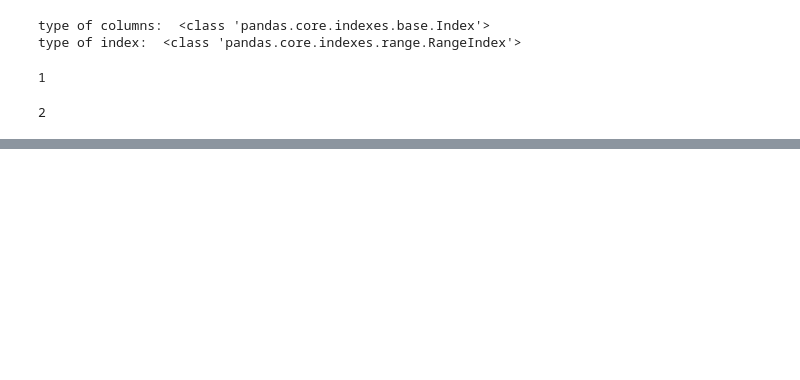
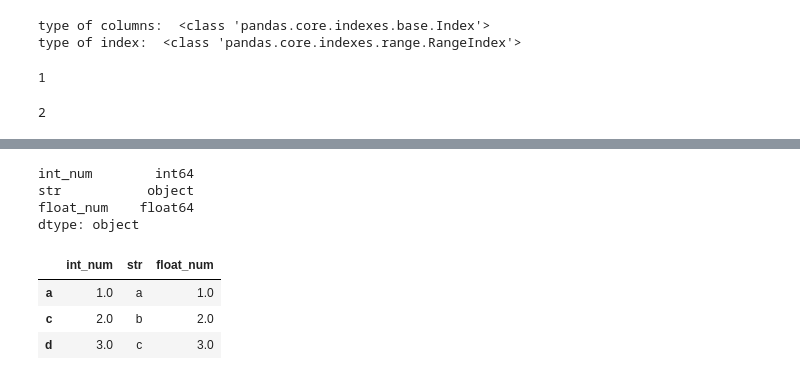
Before and after one commit to MMMMysticY/Python-For-Data-Analysis, a Jupyter notebook: 常用方法.ipynb, the cells around one changed output, grey strips where cells are left out. Saved outputs shown, nothing was run; the diff lists cells and outputs as text; code cells hidden in the pictures; blank space fills up the shorter version.

```diff
--- a/常用方法.ipynb
+++ b/常用方法.ipynb
@@ -256,0 +306,18 @@ test_for_get_loc.index.get_loc(2)
+# %%
+# 显示数据类型
+frame.dtypes
+# %% [output]
+int_num        int64
+str           object
+float_num    float64
+dtype: object
+# %%
+frame = frame.astype({
+    'int_num' : 'float'
+})
+frame
+# %% [output]
+|  | int_num | str | float_num |
+| a | 1.0 | a | 1.0 |
+| c | 2.0 | b | 2.0 |
+| d | 3.0 | c | 3.0 |
```
Also changed, not shown: parts of 20 cells of this notebook, 1 other file.
